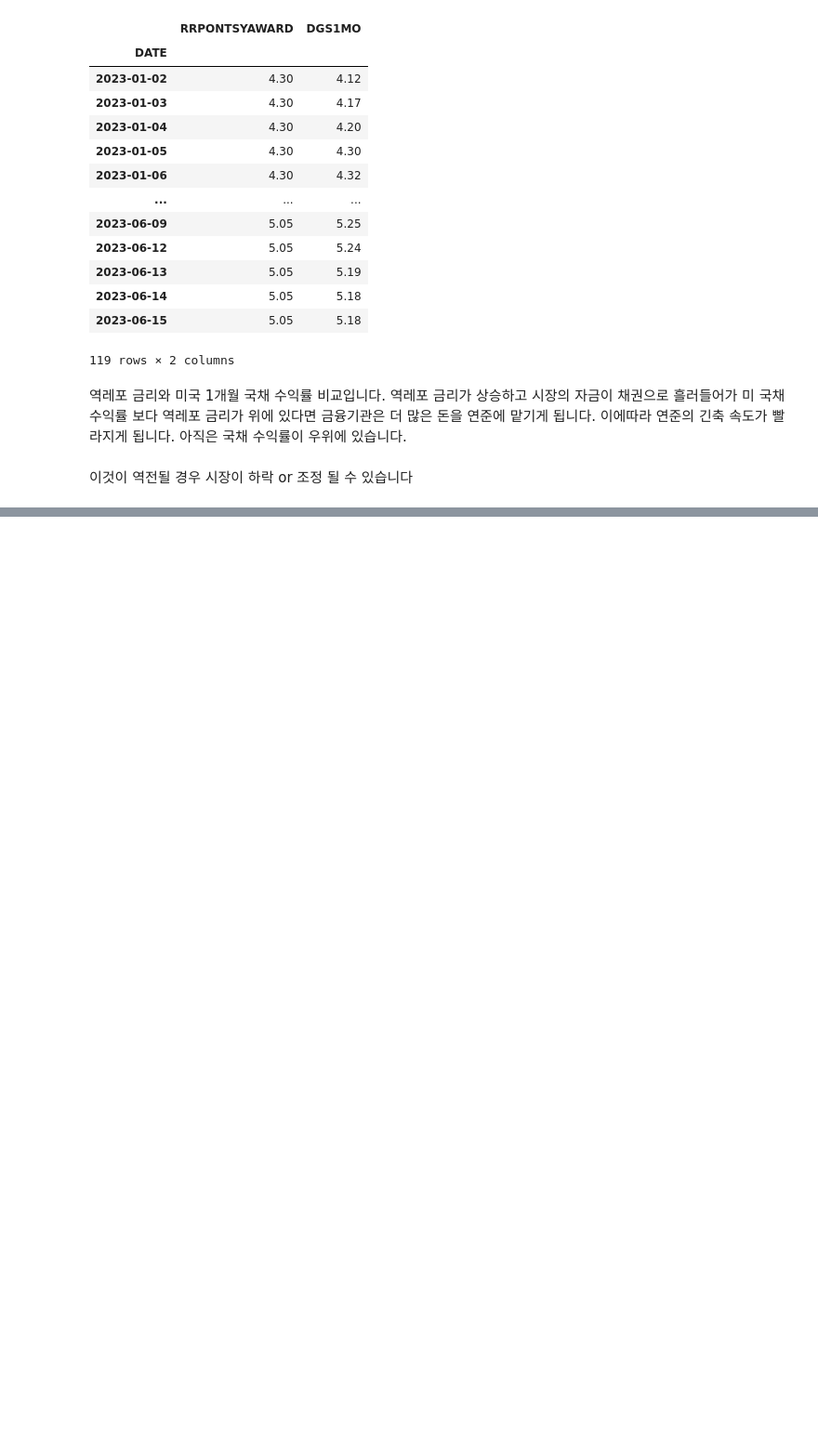
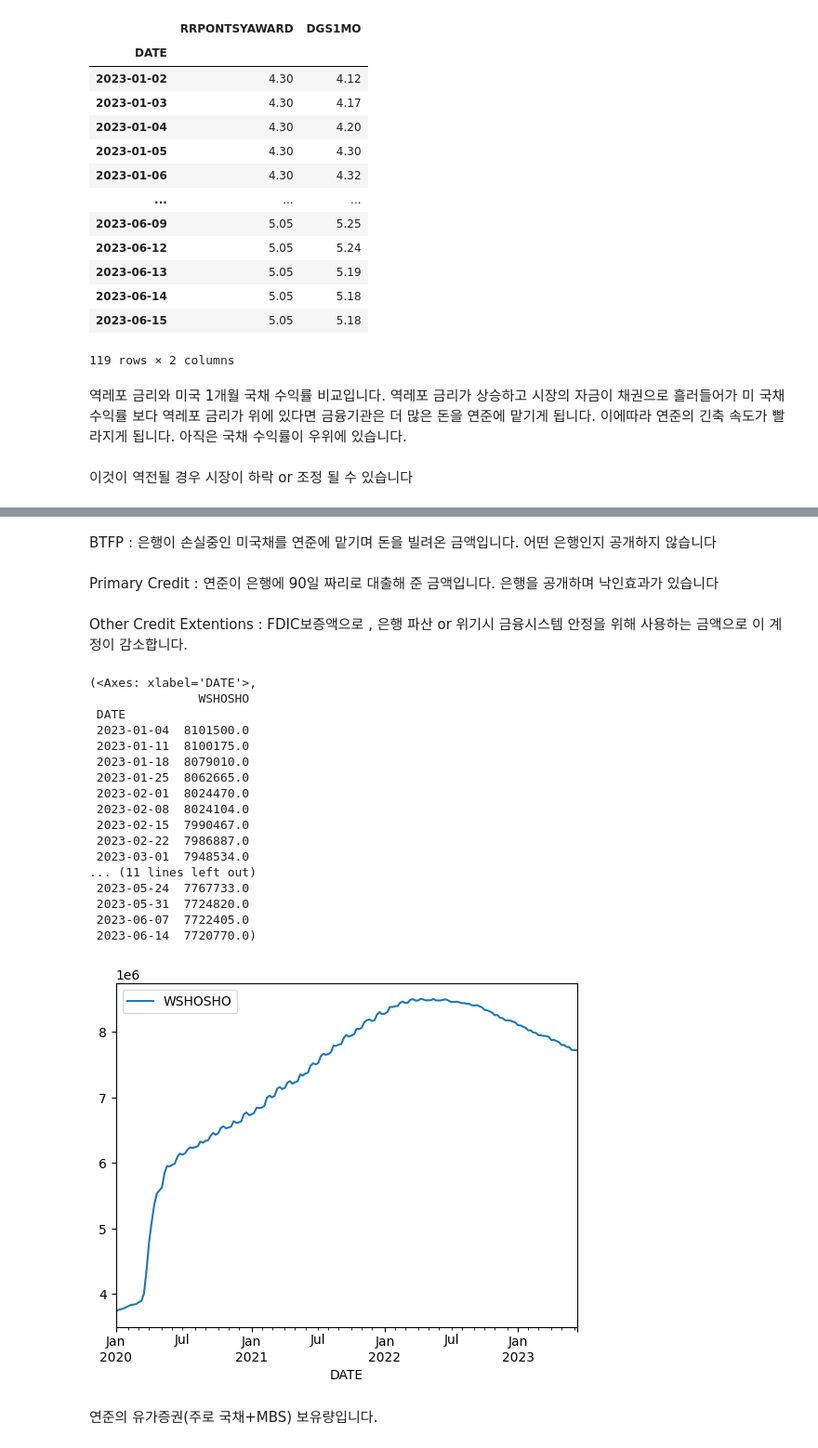
Before and after one commit to hojune2/_investment, a Jupyter notebook: macro.ipynb, the cells around one changed output, grey strips where cells are left out. Shown at 93% size. Cells and saved outputs as stored; diff of their text form; code cells hidden in the pictures; blank space fills up the shorter version.

```diff
--- a/macro.ipynb
+++ b/macro.ipynb
@@ -129,0 +149,30 @@ liq.plot(color='r')
+# %% [markdown]
+BTFP : 은행이 손실중인 미국채를 연준에 맡기며 돈을 빌려온 금액입니다. 어떤 은행인지 공개하지 않습니다
+# %% [markdown]
+Primary Credit : 연준이 은행에 90일 짜리로 대출해 준 금액입니다. 은행을 공개하며 낙인효과가 있습니다
+# %% [markdown]
+Other Credit Extentions : FDIC보증액으로 , 은행 파산 or 위기시 금융시스템 안정을 위해 사용하는 금액으로 이 계정이 감소합니다.
+# %%
+data=fdr.DataReader('FRED:WSHOSHO',start='2020-01-01')
+data.plot(), data['2023']
+# %% [output]
+(<Axes: xlabel='DATE'>,
+               WSHOSHO
+ DATE
+ 2023-01-04  8101500.0
+ 2023-01-11  8100175.0
+ 2023-01-18  8079010.0
+ 2023-01-25  8062665.0
+ 2023-02-01  8024470.0
+ 2023-02-08  8024104.0
+ 2023-02-15  7990467.0
+ 2023-02-22  7986887.0
+ 2023-03-01  7948534.0
+... (11 lines left out)
+ 2023-05-24  7767733.0
+ 2023-05-31  7724820.0
+ 2023-06-07  7722405.0
+ 2023-06-14  7720770.0)
+[figure, added]
+# %% [markdown]
+연준의 유가증권(주로 국채+MBS) 보유량입니다.
```
Also changed, not shown: parts of 13 cells of this notebook.
